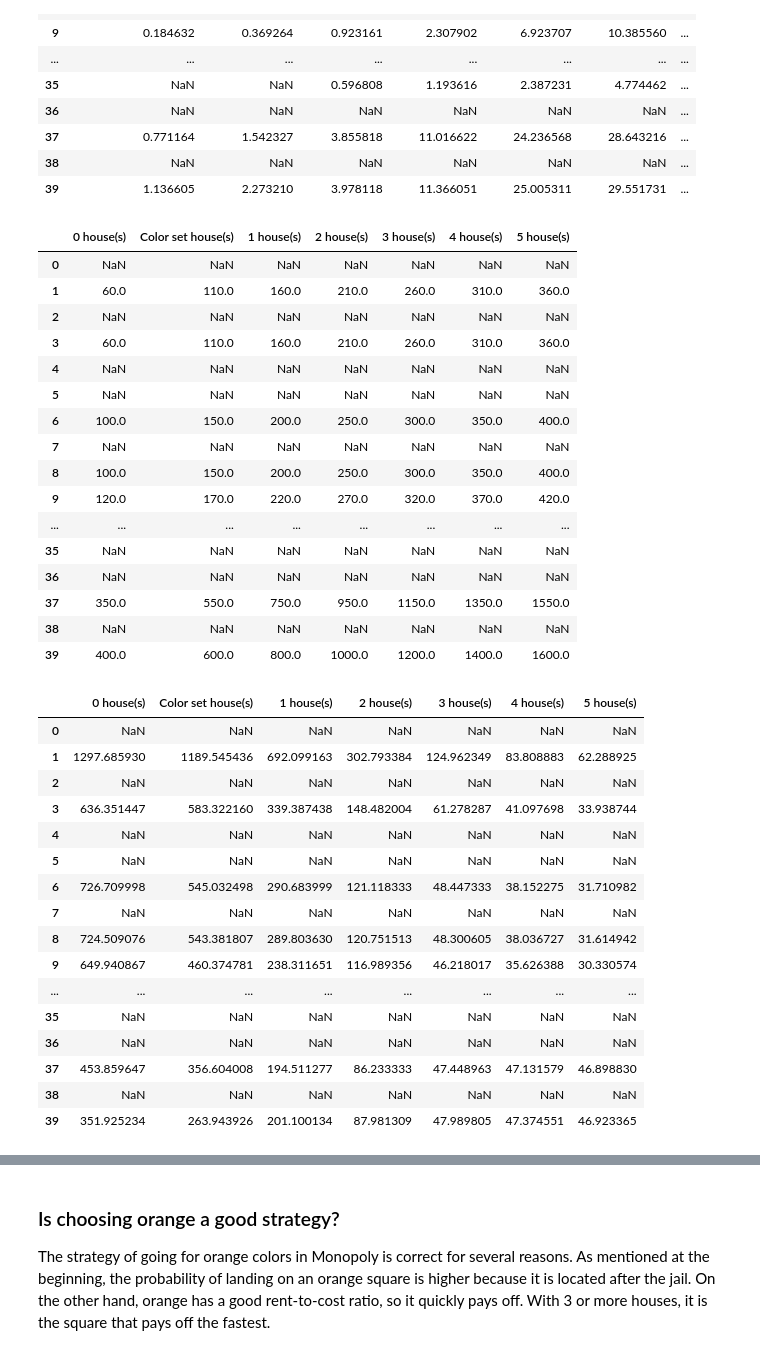
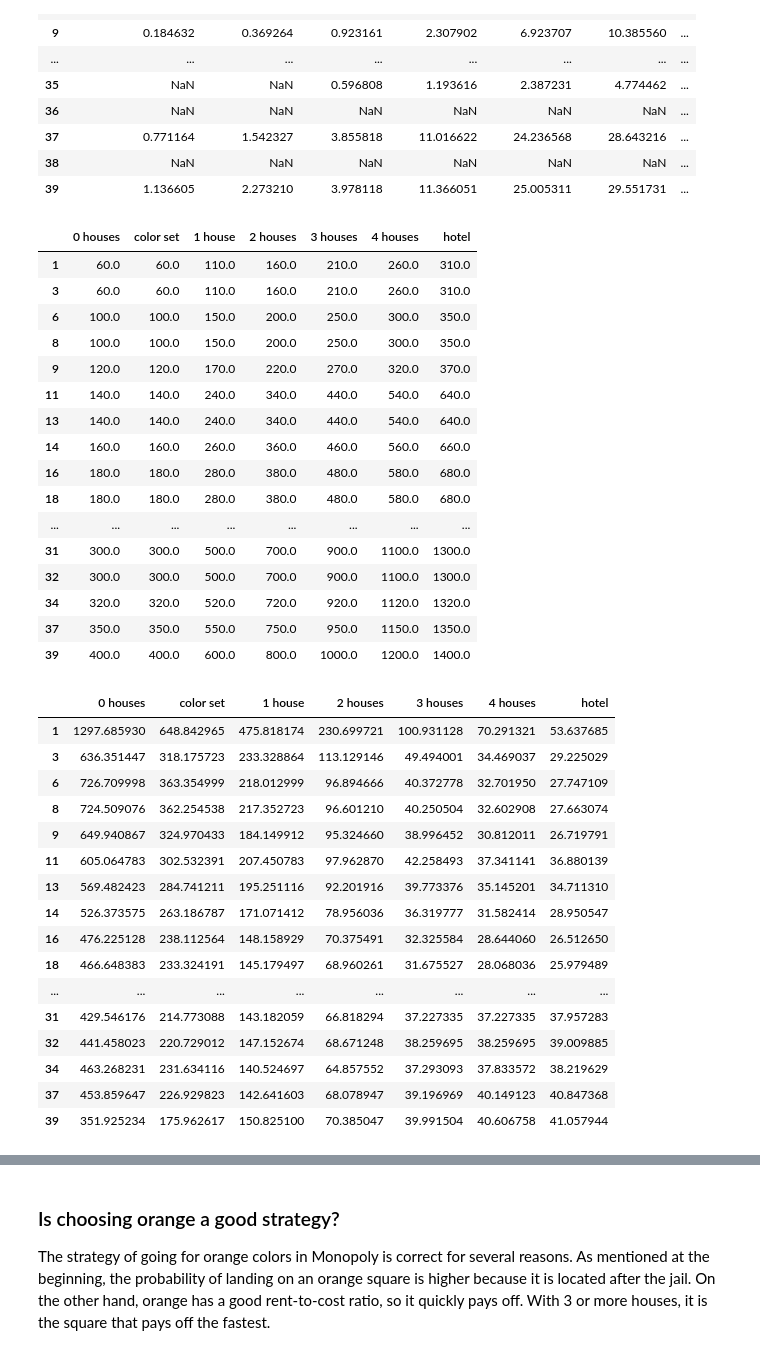
Before and after one commit to HendrikHigl/ma-cs-apml, a Jupyter notebook: Monopoly/Monopoly.ipynb, the cells around one changed output, grey strips where cells are left out. Cells and saved outputs as stored; diff of their text form; code cells hidden in the pictures.

Commit message:
Monopoly - fix table calculation and added some plot titles

```diff
--- a/Monopoly/Monopoly.ipynb
+++ b/Monopoly/Monopoly.ipynb
@@ -399,61 +444,64 @@ i_k_h
 | 37 | 0.771164 | 1.542327 | 3.855818 | 11.016622 | 24.236568 | 28.643216 | ... |
 | 38 | NaN | NaN | NaN | NaN | NaN | NaN | ... |
 | 39 | 1.136605 | 2.273210 | 3.978118 | 11.366051 | 25.005311 | 29.551731 | ... |
+# %%
+costs_squares = costs_squares[costs_squares["RENT_empty_property"].notna() & costs_squares["RENT_1house"].notna()]
 # %%
 # Compute c_k_h
-house_numbers = [0, 1, 2, 3, 4, 5, 6]
+house_numbers = [0, 0, 1, 2, 3, 4, 5]
 
 c_k_h = pd.DataFrame(
     np.outer(costs_squares["house_cost"], house_numbers),
     index=costs_squares.index,
-    columns=[f"{h - 1 if h > 1 else h if h == 0 else 'Color set'} house(s)" for h in house_numbers]
+    columns=["0 houses", "color set", "1 house", "2 houses", "3 houses", "4 houses", "hotel"]
 )
 
 c_k_h = c_k_h.add(costs_squares["Cost"], axis=0)
 c_k_h
 # %% [output]
-|  | 0 house(s) | Color set house(s) | 1 house(s) | 2 house(s) | 3 house(s) | 4 house(s) | 5 house(s) |
-| 0 | NaN | NaN | NaN | NaN | NaN | NaN | NaN |
-| 1 | 60.0 | 110.0 | 160.0 | 210.0 | 260.0 | 310.0 | 360.0 |
-| 2 | NaN | NaN | NaN | NaN | NaN | NaN | NaN |
-| 3 | 60.0 | 110.0 | 160.0 | 210.0 | 260.0 | 310.0 | 360.0 |
-| 4 | NaN | NaN | NaN | NaN | NaN | NaN | NaN |
-| 5 | NaN | NaN | NaN | NaN | NaN | NaN | NaN |
-| 6 | 100.0 | 150.0 | 200.0 | 250.0 | 300.0 | 350.0 | 400.0 |
-| 7 | NaN | NaN | NaN | NaN | NaN | NaN | NaN |
-| 8 | 100.0 | 150.0 | 200.0 | 250.0 | 300.0 | 350.0 | 400.0 |
-| 9 | 120.0 | 170.0 | 220.0 | 270.0 | 320.0 | 370.0 | 420.0 |
+|  | 0 houses | color set | 1 house | 2 houses | 3 houses | 4 houses | hotel |
+| 1 | 60.0 | 60.0 | 110.0 | 160.0 | 210.0 | 260.0 | 310.0 |
+| 3 | 60.0 | 60.0 | 110.0 | 160.0 | 210.0 | 260.0 | 310.0 |
+| 6 | 100.0 | 100.0 | 150.0 | 200.0 | 250.0 | 300.0 | 350.0 |
+| 8 | 100.0 | 100.0 | 150.0 | 200.0 | 250.0 | 300.0 | 350.0 |
+| 9 | 120.0 | 120.0 | 170.0 | 220.0 | 270.0 | 320.0 | 370.0 |
+| 11 | 140.0 | 140.0 | 240.0 | 340.0 | 440.0 | 540.0 | 640.0 |
+| 13 | 140.0 | 140.0 | 240.0 | 340.0 | 440.0 | 540.0 | 640.0 |
+| 14 | 160.0 | 160.0 | 260.0 | 360.0 | 460.0 | 560.0 | 660.0 |
+| 16 | 180.0 | 180.0 | 280.0 | 380.0 | 480.0 | 580.0 | 680.0 |
+| 18 | 180.0 | 180.0 | 280.0 | 380.0 | 480.0 | 580.0 | 680.0 |
 | ... | ... | ... | ... | ... | ... | ... | ... |
-| 35 | NaN | NaN | NaN | NaN | NaN | NaN | NaN |
-| 36 | NaN | NaN | NaN | NaN | NaN | NaN | NaN |
-| 37 | 350.0 | 550.0 | 750.0 | 950.0 | 1150.0 | 1350.0 | 1550.0 |
-| 38 | NaN | NaN | NaN | NaN | NaN | NaN | NaN |
-| 39 | 400.0 | 600.0 | 800.0 | 1000.0 | 1200.0 | 1400.0 | 1600.0 |
+| 31 | 300.0 | 300.0 | 500.0 | 700.0 | 900.0 | 1100.0 | 1300.0 |
+| 32 | 300.0 | 300.0 | 500.0 | 700.0 | 900.0 | 1100.0 | 1300.0 |
+| 34 | 320.0 | 320.0 | 520.0 | 720.0 | 920.0 | 1120.0 | 1320.0 |
+| 37 | 350.0 | 350.0 | 550.0 | 750.0 | 950.0 | 1150.0 | 1350.0 |
+| 39 | 400.0 | 400.0 | 600.0 | 800.0 | 1000.0 | 1200.0 | 1400.0 |
 # %%
 # Compute e_k_h
 i_k_h_tmp = i_k_h[['RENT_empty_property', 'RENT_color_set', 'RENT_1house', 'RENT_2houses', 'RENT_3houses', 'RENT_4houses', 'RENT_hotel']]
 i_k_h_tmp.columns = c_k_h.columns
 
 e_k_h = c_k_h / i_k_h_tmp
+e_k_h = e_k_h[e_k_h["0 houses"].notna()]
 e_k_h
 # %% [output]
-|  | 0 house(s) | Color set house(s) | 1 house(s) | 2 house(s) | 3 house(s) | 4 house(s) | 5 house(s) |
-| 0 | NaN | NaN | NaN | NaN | NaN | NaN | NaN |
-| 1 | 1297.685930 | 1189.545436 | 692.099163 | 302.793384 | 124.962349 | 83.808883 | 62.288925 |
-| 2 | NaN | NaN | NaN | NaN | NaN | NaN | NaN |
-| 3 | 636.351447 | 583.322160 | 339.387438 | 148.482004 | 61.278287 | 41.097698 | 33.938744 |
-| 4 | NaN | NaN | NaN | NaN | NaN | NaN | NaN |
-| 5 | NaN | NaN | NaN | NaN | NaN | NaN | NaN |
-| 6 | 726.709998 | 545.032498 | 290.683999 | 121.118333 | 48.447333 | 38.152275 | 31.710982 |
-| 7 | NaN | NaN | NaN | NaN | NaN | NaN | NaN |
-| 8 | 724.509076 | 543.381807 | 289.803630 | 120.751513 | 48.300605 | 38.036727 | 31.614942 |
-| 9 | 649.940867 | 460.374781 | 238.311651 | 116.989356 | 46.218017 | 35.626388 | 30.330574 |
+|  | 0 houses | color set | 1 house | 2 houses | 3 houses | 4 houses | hotel |
+| 1 | 1297.685930 | 648.842965 | 475.818174 | 230.699721 | 100.931128 | 70.291321 | 53.637685 |
+| 3 | 636.351447 | 318.175723 | 233.328864 | 113.129146 | 49.494001 | 34.469037 | 29.225029 |
+| 6 | 726.709998 | 363.354999 | 218.012999 | 96.894666 | 40.372778 | 32.701950 | 27.747109 |
+| 8 | 724.509076 | 362.254538 | 217.352723 | 96.601210 | 40.250504 | 32.602908 | 27.663074 |
+| 9 | 649.940867 | 324.970433 | 184.149912 | 95.324660 | 38.996452 | 30.812011 | 26.719791 |
+| 11 | 605.064783 | 302.532391 | 207.450783 | 97.962870 | 42.258493 | 37.341141 | 36.880139 |
+| 13 | 569.482423 | 284.741211 | 195.251116 | 92.201916 | 39.773376 | 35.145201 | 34.711310 |
+| 14 | 526.373575 | 263.186787 | 171.071412 | 78.956036 | 36.319777 | 31.582414 | 28.950547 |
+| 16 | 476.225128 | 238.112564 | 148.158929 | 70.375491 | 32.325584 | 28.644060 | 26.512650 |
+| 18 | 466.648383 | 233.324191 | 145.179497 | 68.960261 | 31.675527 | 28.068036 | 25.979489 |
 | ... | ... | ... | ... | ... | ... | ... | ... |
-| 35 | NaN | NaN | NaN | NaN | NaN | NaN | NaN |
-| 36 | NaN | NaN | NaN | NaN | NaN | NaN | NaN |
-| 37 | 453.859647 | 356.604008 | 194.511277 | 86.233333 | 47.448963 | 47.131579 | 46.898830 |
-| 38 | NaN | NaN | NaN | NaN | NaN | NaN | NaN |
-| 39 | 351.925234 | 263.943926 | 201.100134 | 87.981309 | 47.989805 | 47.374551 | 46.923365 |
+| 31 | 429.546176 | 214.773088 | 143.182059 | 66.818294 | 37.227335 | 37.227335 | 37.957283 |
+| 32 | 441.458023 | 220.729012 | 147.152674 | 68.671248 | 38.259695 | 38.259695 | 39.009885 |
+| 34 | 463.268231 | 231.634116 | 140.524697 | 64.857552 | 37.293093 | 37.833572 | 38.219629 |
+| 37 | 453.859647 | 226.929823 | 142.641603 | 68.078947 | 39.196969 | 40.149123 | 40.847368 |
+| 39 | 351.925234 | 175.962617 | 150.825100 | 70.385047 | 39.991504 | 40.606758 | 41.057944 |
 # %%
 # Best Square for each house count
 best_square = e_k_h.idxmin()
```
Also changed, not shown: parts of 15 cells of this notebook.
